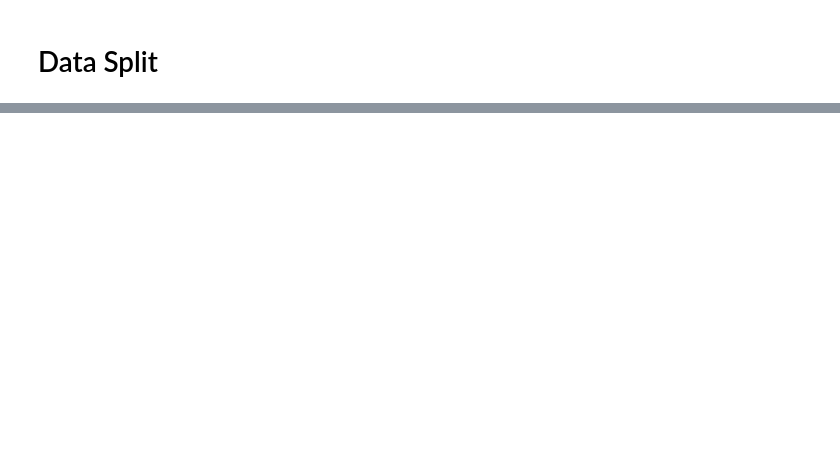
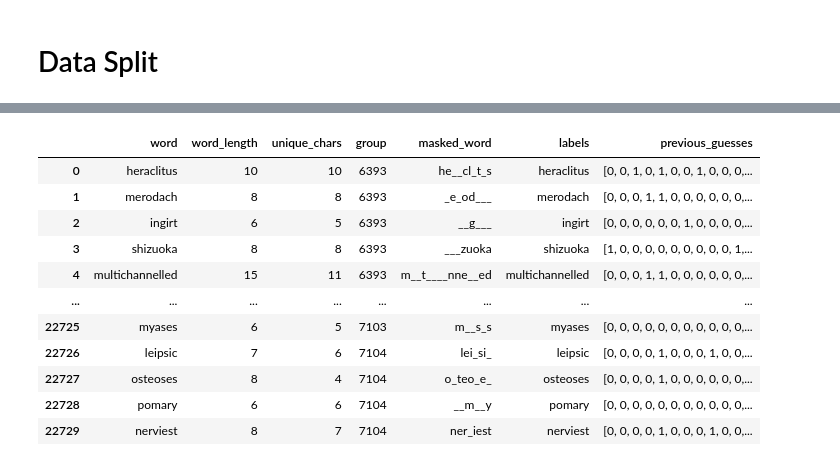
Before and after one commit to ZosoV/hangman_bert, a Jupyter notebook: DataExploration.ipynb, the cells around one changed output, grey strips where cells are left out. Drawn from its saved outputs; the diff is of its cells as text; code cells hidden in the pictures; blank space fills up the shorter version.

```diff
--- a/DataExploration.ipynb
+++ b/DataExploration.ipynb
@@ -306,0 +349,72 @@ plot_pmi_matrix(test_char_pmi, title="Test PMI Matrix")
+# %%
+# Emulate a mlm probability masking to create fixed validation and test sets
+
+def mask_words(df, mask_prob=0.4, mask_token="_", random_state=42, random_prob = True):
+
+    if random_prob:
+        mask_prob = np.random.uniform(0.1, 0.7)
+        print(f"Batch Mask probability: {mask_prob}")
+
+    # Set the random seed
+    np.random.seed(random_state)
+
+    # Convert the words to lowercase
+    words_batch = [word.lower() for word in df['word']]
+    labels = words_batch.copy()
+
+    # Mask the words
+    masked_words = []
+    previous_guesses = []
+    for word in words_batch:
+        # Unique characters
+        unique_chars = list(set(word))
+
+        # Split the word into characters
+        word_chars = list(word)
+
+        # Mask a subset of the characters
+        mask = np.random.rand(len(unique_chars)) < mask_prob
+
+        # Unique characters to mask
+        to_mask_tokens = [char for char, m in zip(unique_chars, mask) if m]
+
+        # Mask the occurences of the masked_chars in the word
+        for i, char in enumerate(word_chars):
+            if char in to_mask_tokens:
+                word_chars[i] = mask_token
+
+        # NOTE: if after everything the word is the same, mask a random character
+        if word == ''.join(word_chars):
+            idx = np.random.randint(0, len(word_chars))
+
+            # Mask also the occurence
+            random_char = word_chars[idx]
+
+            for i, char in enumerate(word_chars):
+                if char == random_char:
+                    word_chars[i] = mask_token
+
+        # Join the masked characters back into a word
+        masked_word = ''.join(word_chars)
+        masked_words.append(masked_word)
+
+        # Create a one-hot encoding for the masked characters
+        prev_guess = [0] * 26
+        for char in masked_word:
+            if char != mask_token:
+                prev_guess[ord(char) - ord('a')] = 1
+
+        previous_guesses.append(prev_guess)
+
+    df['masked_word'] = masked_words
+    df['labels'] = labels
+    df['previous_guesses'] = previous_guesses
+
+    return df
+
+# Mask words by batches
+batch_size = 32
+df_val['group'] = (df_val.index // batch_size) + 1
+df_masked_val = df_val.groupby('group').apply(mask_words).reset_index(drop=True)
+df_masked_val
+# %% [output]
@@ -306,0 +438,12 @@ plot_pmi_matrix(test_char_pmi, title="Test PMI Matrix")
+|  | word | word_length | unique_chars | group | masked_word | labels | previous_guesses |
+| 0 | heraclitus | 10 | 10 | 6393 | he__cl_t_s | heraclitus | [0, 0, 1, 0, 1, 0, 0, 1, 0, 0, 0,... |
+| 1 | merodach | 8 | 8 | 6393 | _e_od___ | merodach | [0, 0, 0, 1, 1, 0, 0, 0, 0, 0, 0,... |
+| 2 | ingirt | 6 | 5 | 6393 | __g___ | ingirt | [0, 0, 0, 0, 0, 0, 1, 0, 0, 0, 0,... |
+| 3 | shizuoka | 8 | 8 | 6393 | ___zuoka | shizuoka | [1, 0, 0, 0, 0, 0, 0, 0, 0, 0, 1,... |
+| 4 | multichannelled | 15 | 11 | 6393 | m__t____nne__ed | multichannelled | [0, 0, 0, 1, 1, 0, 0, 0, 0, 0, 0,... |
+| ... | ... | ... | ... | ... | ... | ... | ... |
+| 22725 | myases | 6 | 5 | 7103 | m__s_s | myases | [0, 0, 0, 0, 0, 0, 0, 0, 0, 0, 0,... |
+| 22726 | leipsic | 7 | 6 | 7104 | lei_si_ | leipsic | [0, 0, 0, 0, 1, 0, 0, 0, 1, 0, 0,... |
+| 22727 | osteoses | 8 | 4 | 7104 | o_teo_e_ | osteoses | [0, 0, 0, 0, 1, 0, 0, 0, 0, 0, 0,... |
+| 22728 | pomary | 6 | 6 | 7104 | __m__y | pomary | [0, 0, 0, 0, 0, 0, 0, 0, 0, 0, 0,... |
+| 22729 | nerviest | 8 | 7 | 7104 | ner_iest | nerviest | [0, 0, 0, 0, 1, 0, 0, 0, 1, 0, 0,... |
```
Also changed, not shown: parts of 13 cells of this notebook, 1 other file.
